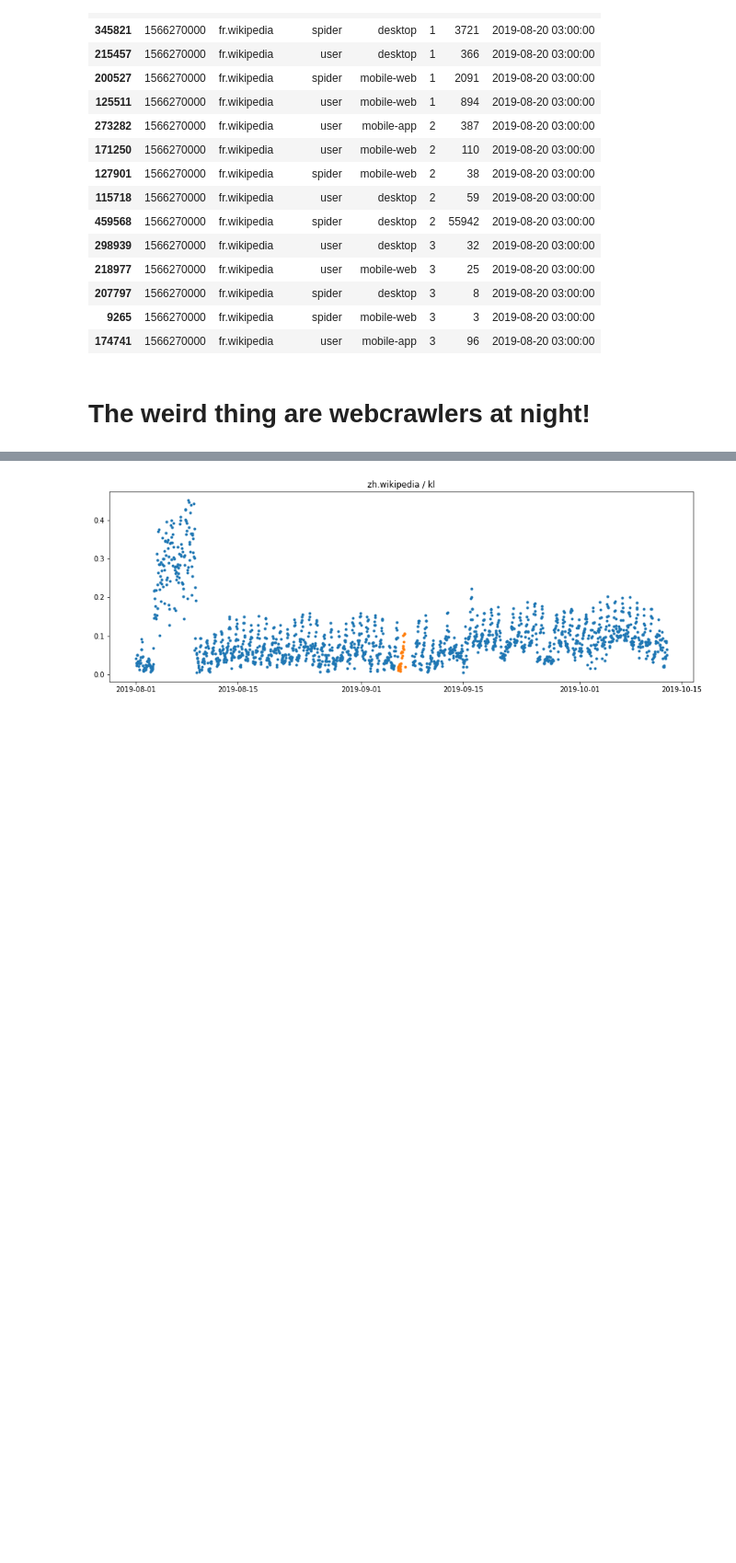
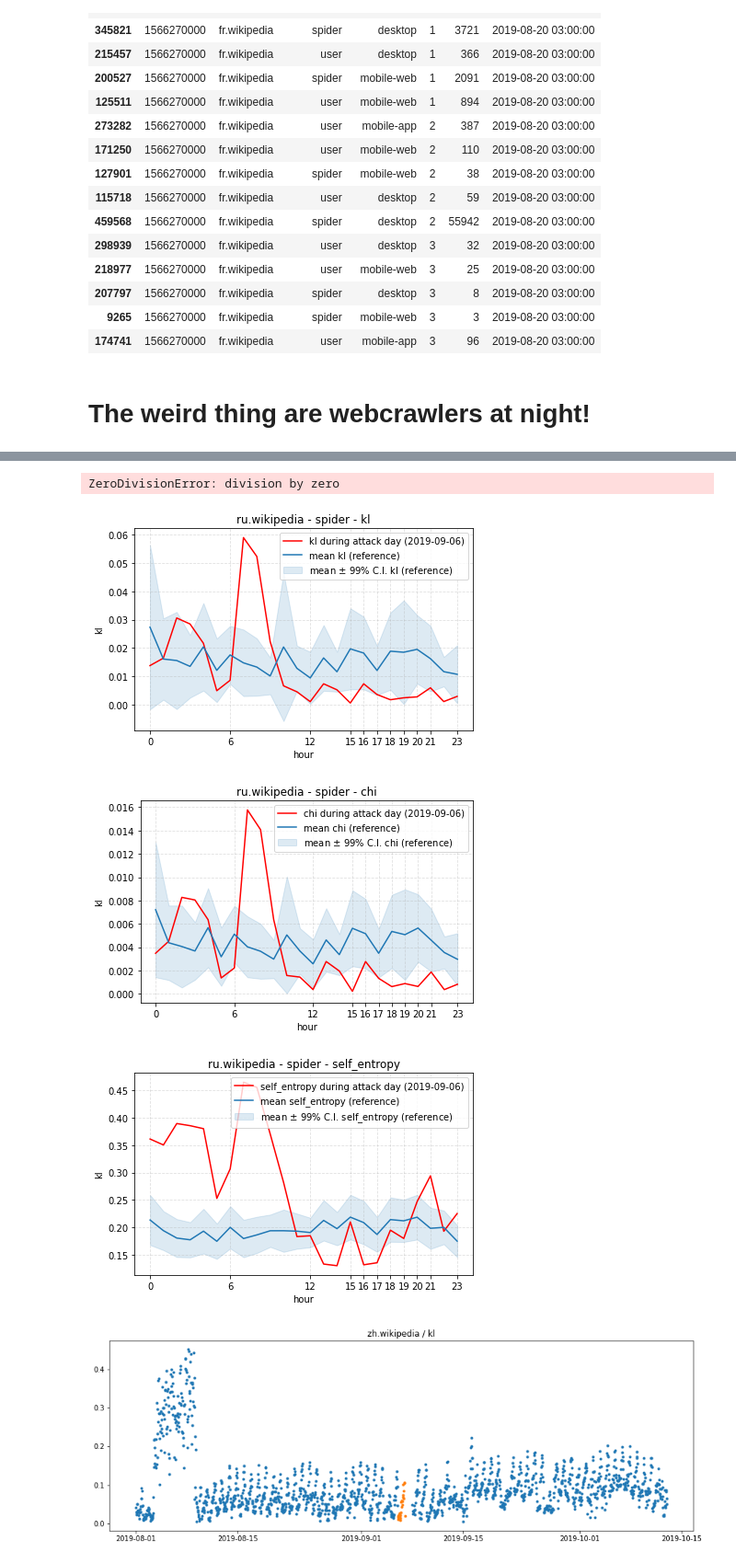
Before and after one commit to charelF/LSDEW4, a Jupyter notebook: exploration/charel/bucket_maker.ipynb, the cells around one changed output, grey strips where cells are left out. Shown: that part at 92% size. Cells and saved outputs as stored; diff of their text form; code cells hidden in the pictures; blank space fills up the shorter version.

Commit message:
some nice images

```diff
--- a/exploration/charel/bucket_maker.ipynb
+++ b/exploration/charel/bucket_maker.ipynb
@@ -382,3 +329,36 @@ plt.show()
+# %%
+for domain in df["domain"].unique():
+    for tt in ["spider", "user"]:
+        for metric in ["kl", "chi", "self_entropy"]:
+
+            x = attack_day_grouped[(attack_day_grouped["domain"] == domain) & (attack_day_grouped["trafficType"] == tt)]["hour"]
+            attack_metric = attack_day_grouped[(attack_day_grouped["domain"] == domain) & (attack_day_grouped["trafficType"] == tt)][metric]
+            ref_mean_metric = ref_days_grouped_mean[(ref_days_grouped_mean["domain"] == domain) & (ref_days_grouped_mean["trafficType"] == tt)][metric]
+            ref_ci_metric = ref_days_grouped_CI[(ref_days_grouped_CI["domain"] == domain) & (ref_days_grouped_CI["trafficType"] == tt)][metric]
+
+            name = f"{domain} - {tt} - {metric}"
+            plt.figure()
+            plt.title(name)
+            plt.plot(x, attack_metric, label=f"{metric} during attack day (2019-09-06)", color="red")
+            plt.plot(x, ref_mean_metric, label=f"mean {metric} (reference)", color="C0")
+            plt.fill_between(x, ref_mean_metric-ref_ci_metric, ref_mean_metric+ref_ci_metric, label=f"mean $\pm$ 99% C.I. {metric} (reference)", alpha=0.15, color="C0")
+            plt.xticks([0, 6, 12, 15,16, 17, 18,19,20,21, 23], labels=[0, 6, 12, 15,16, 17, 18,19,20,21, 23])
+            plt.legend(loc=1)
+            plt.grid(linestyle="--", alpha=0.4)
+            plt.xlabel("hour")
+            plt.ylabel("kl")
+            plt.tight_layout()
+            plt.savefig(f"../../img/quantitative_metrics/{name}.png", dpi=300)
+            # plt.show()
+
+        # 8/0
+
+10
+# %% [output]
+ZeroDivisionError: division by zero
+[figure, added]
+[figure, added]
+[figure, added]
 # %%
 ref_days_df.replace([np.inf, -np.inf], np.nan, inplace=True)
 ref_days_df.dropna(inplace=True)
```
Also changed, not shown: parts of 12 cells of this notebook, 37 other files.
